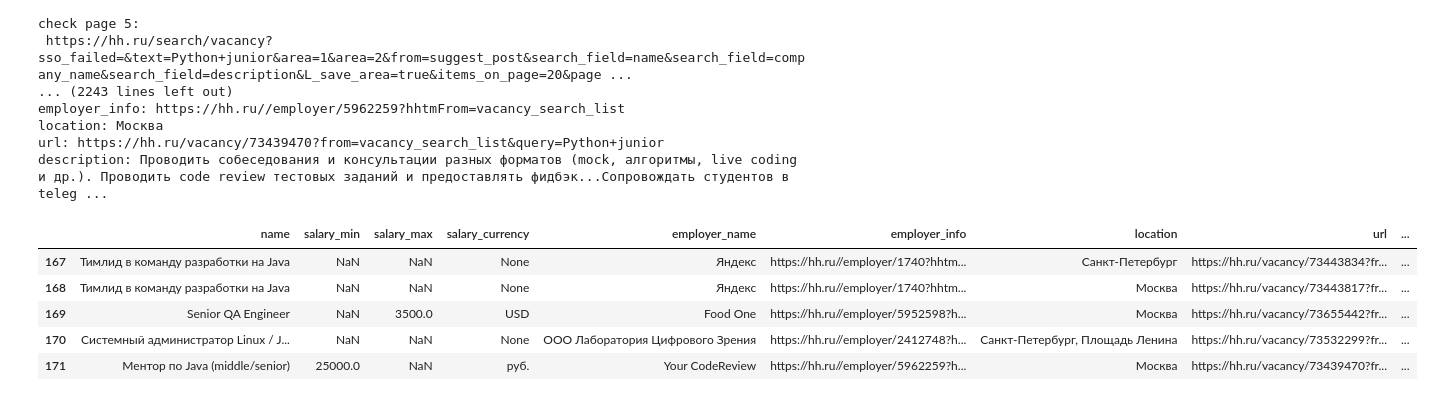
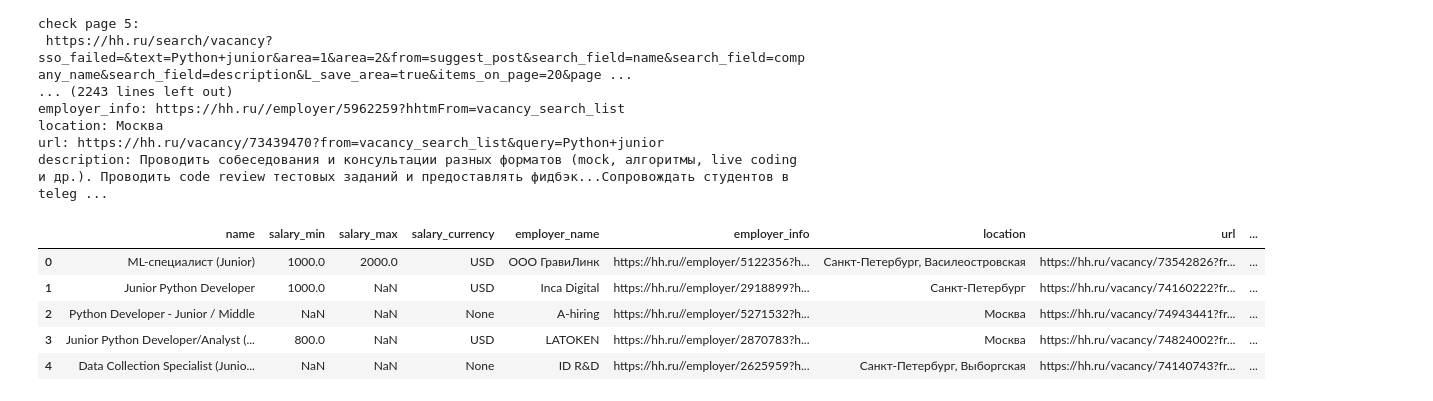
Before and after one commit to GoninM/GB_API, a Jupyter notebook: homework3.ipynb, the cells around one changed output. Saved outputs shown, nothing was run; the diff lists cells and outputs as text; code cells hidden in the pictures.

```diff
--- a/homework3.ipynb
+++ b/homework3.ipynb
@@ -179,11 +179,11 @@ url: https://hh.ru/vacancy/73439470?from=vacancy_search_list&query=Python+junior
 description: Проводить собеседования и консультации разных форматов (mock, алгоритмы, live coding и др.). Проводить code review тестовых заданий и предоставлять фидбэк...Сопровождать студентов в teleg ...
 # %%
 df = pd.DataFrame(vacancies)
-df.tail()
+df.head()
 # %% [output]
 |  | name | salary_min | salary_max | salary_currency | employer_name | employer_info | location | url | ... |
-| 167 | Тимлид в команду разработки на Java | NaN | NaN | None | Яндекс | https://hh.ru//employer/1740?hhtm... | Санкт-Петербург | https://hh.ru/vacancy/73443834?fr... | ... |
-| 168 | Тимлид в команду разработки на Java | NaN | NaN | None | Яндекс | https://hh.ru//employer/1740?hhtm... | Москва | https://hh.ru/vacancy/73443817?fr... | ... |
-| 169 | Senior QA Engineer | NaN | 3500.0 | USD | Food One | https://hh.ru//employer/5952598?h... | Москва | https://hh.ru/vacancy/73655442?fr... | ... |
-| 170 | Системный администратор Linux / J... | NaN | NaN | None | ООО Лаборатория Цифрового Зрения | https://hh.ru//employer/2412748?h... | Санкт-Петербург, Площадь Ленина | https://hh.ru/vacancy/73532299?fr... | ... |
-| 171 | Ментор по Java (middle/senior) | 25000.0 | NaN | руб. | Your CodeReview | https://hh.ru//employer/5962259?h... | Москва | https://hh.ru/vacancy/73439470?fr... | ... |
+| 0 | ML-специалист (Junior) | 1000.0 | 2000.0 | USD | ООО ГравиЛинк | https://hh.ru//employer/5122356?h... | Санкт-Петербург, Василеостровская | https://hh.ru/vacancy/73542826?fr... | ... |
+| 1 | Junior Python Developer | 1000.0 | NaN | USD | Inca Digital | https://hh.ru//employer/2918899?h... | Санкт-Петербург | https://hh.ru/vacancy/74160222?fr... | ... |
+| 2 | Python Developer - Junior / Middle | NaN | NaN | None | A-hiring | https://hh.ru//employer/5271532?h... | Москва | https://hh.ru/vacancy/74943441?fr... | ... |
+| 3 | Junior Python Developer/Analyst (... | 800.0 | NaN | USD | LATOKEN | https://hh.ru//employer/2870783?h... | Москва | https://hh.ru/vacancy/74824002?fr... | ... |
+| 4 | Data Collection Specialist (Junio... | NaN | NaN | None | ID R&D | https://hh.ru//employer/2625959?h... | Санкт-Петербург, Выборгская | https://hh.ru/vacancy/74140743?fr... | ... |
```
Also changed, not shown: parts of 4 cells of this notebook, 1 other file.
